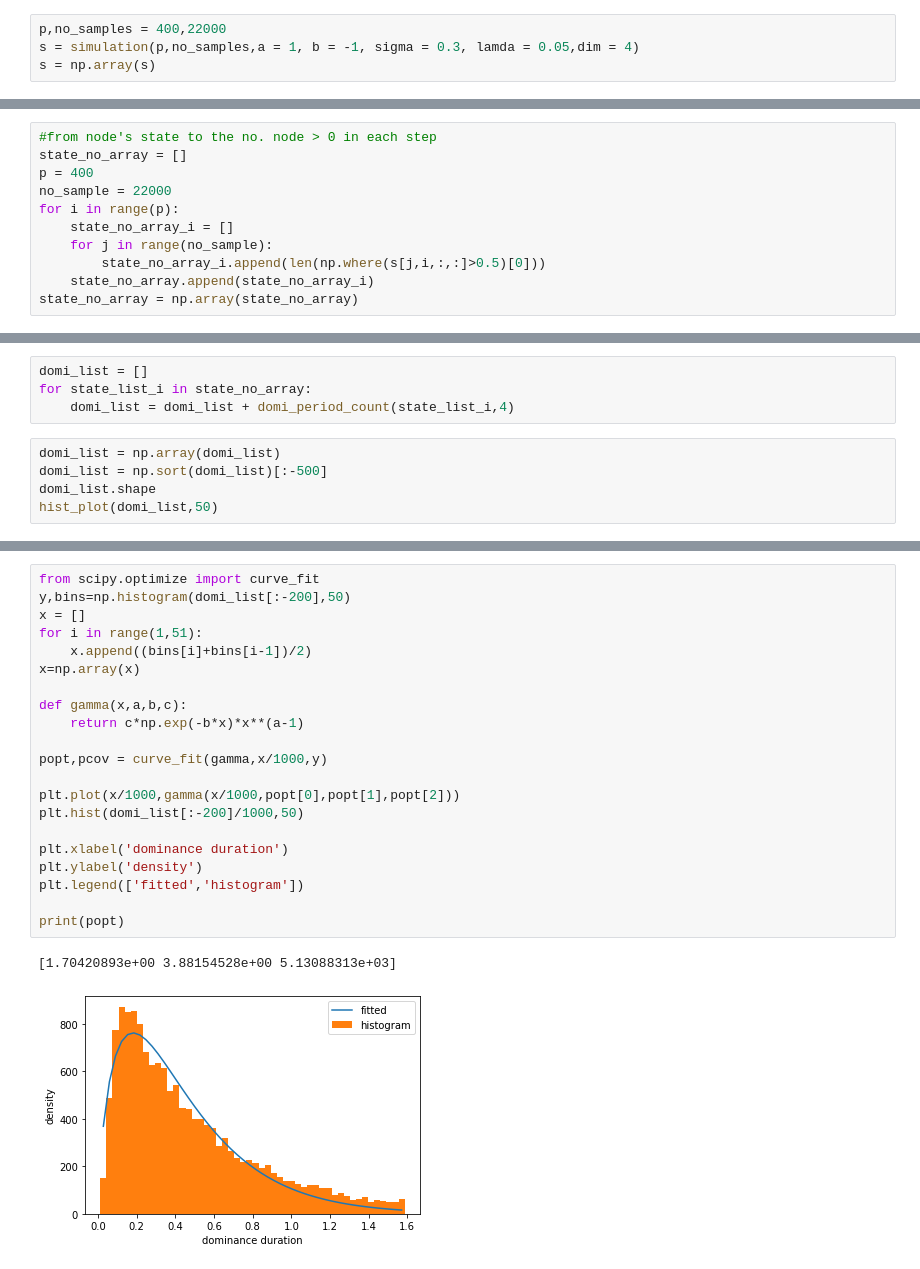
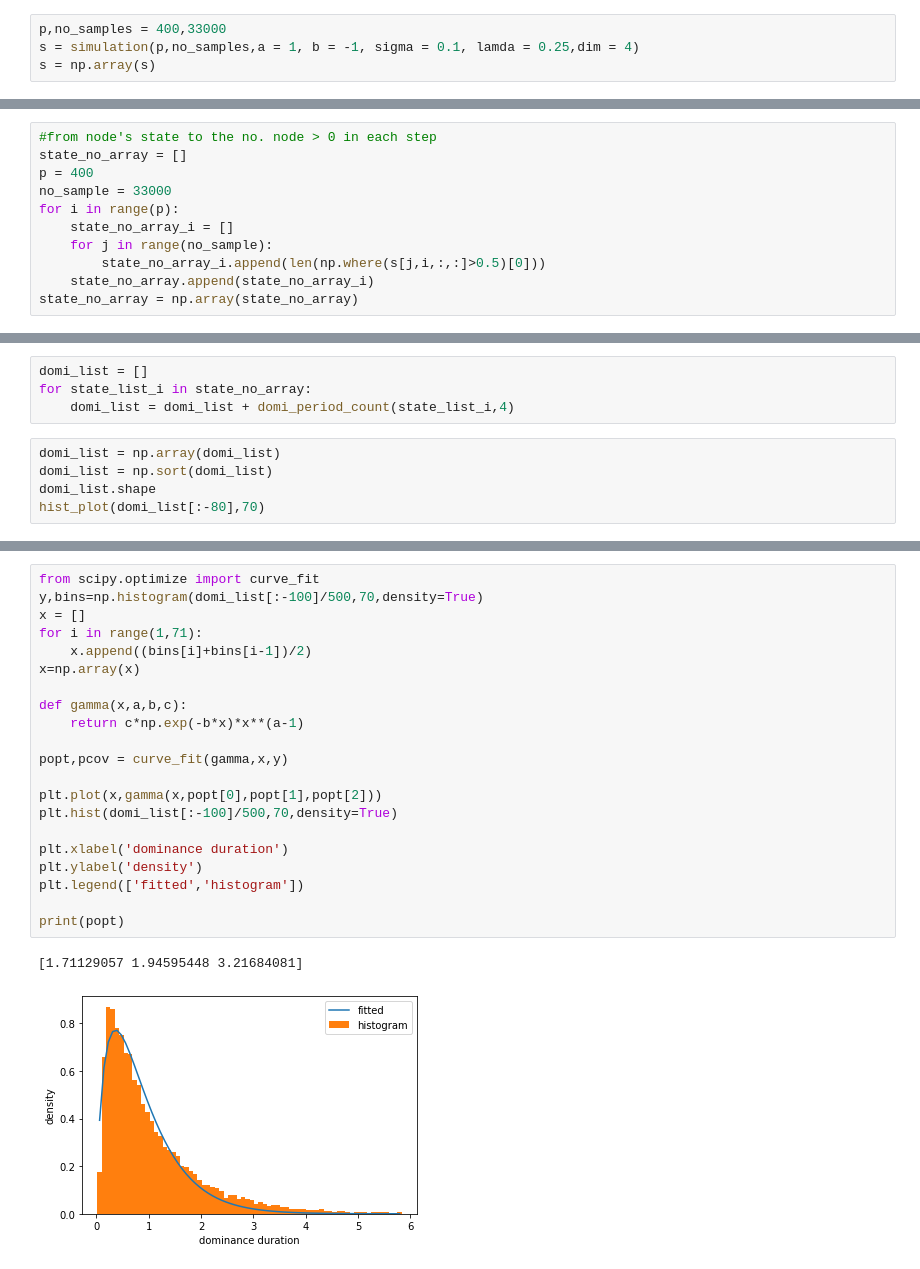
Before and after one commit to yy495/bistable_perception_project, a Jupyter notebook: parallel_test_09.ipynb, the cells around one changed output, grey strips where cells are left out. Cells and saved outputs as stored; diff of their text form.

Commit message:
update on figure

```diff
--- a/parallel_test_09.ipynb
+++ b/parallel_test_09.ipynb
@@ -62,8 +62,8 @@ def simulation(p,no_samples,a = 1, b = -1, sigma = 0.3, lamda = 0.05,dim = 4):
         state_list_par.append(z_a)
     return state_list_par
 # %%
-p,no_samples = 400,22000
-s = simulation(p,no_samples,a = 1, b = -1, sigma = 0.3, lamda = 0.05,dim = 4)
+p,no_samples = 400,33000
+s = simulation(p,no_samples,a = 1, b = -1, sigma = 0.1, lamda = 0.25,dim = 4)
 s = np.array(s)
 # %%
 s_test = s[:,99,:,:]
@@ -132,7 +134,7 @@ for i in range(len(autocorr_s)):
 #from node's state to the no. node > 0 in each step
 state_no_array = []
 p = 400
-no_sample = 22000
+no_sample = 33000
 for i in range(p):
     state_no_array_i = []
     for j in range(no_sample):
@@ -170,7 +172,7 @@ for state_list_i in state_no_array:
     domi_list = domi_list + domi_period_count(state_list_i,4)
 # %%
 domi_list = np.array(domi_list)
-domi_list = np.sort(domi_list)[:-500]
+domi_list = np.sort(domi_list)
 domi_list.shape
-hist_plot(domi_list,50)
+hist_plot(domi_list[:-80],70)
 # %% [output]
@@ -179,24 +181,24 @@ hist_plot(domi_list,50)
 # %%
 from scipy.optimize import curve_fit
-y,bins=np.histogram(domi_list[:-200],50)
+y,bins=np.histogram(domi_list[:-100]/500,70,density=True)
 x = []
-for i in range(1,51):
+for i in range(1,71):
     x.append((bins[i]+bins[i-1])/2)
 x=np.array(x)
 
 def gamma(x,a,b,c):
     return c*np.exp(-b*x)*x**(a-1)
 
-popt,pcov = curve_fit(gamma,x/1000,y)
+popt,pcov = curve_fit(gamma,x,y)
 
-plt.plot(x/1000,gamma(x/1000,popt[0],popt[1],popt[2]))
-plt.hist(domi_list[:-200]/1000,50)
+plt.plot(x,gamma(x,popt[0],popt[1],popt[2]))
+plt.hist(domi_list[:-100]/500,70,density=True)
 
 plt.xlabel('dominance duration')
 plt.ylabel('density')
 plt.legend(['fitted','histogram'])
 
 print(popt)
 # %% [output]
-[1.70420893e+00 3.88154528e+00 5.13088313e+03]
+[1.71129057 1.94595448 3.21684081]
-[figure, old version]
+[figure, new version]
```
Also changed, not shown: parts of 4 cells of this notebook.
